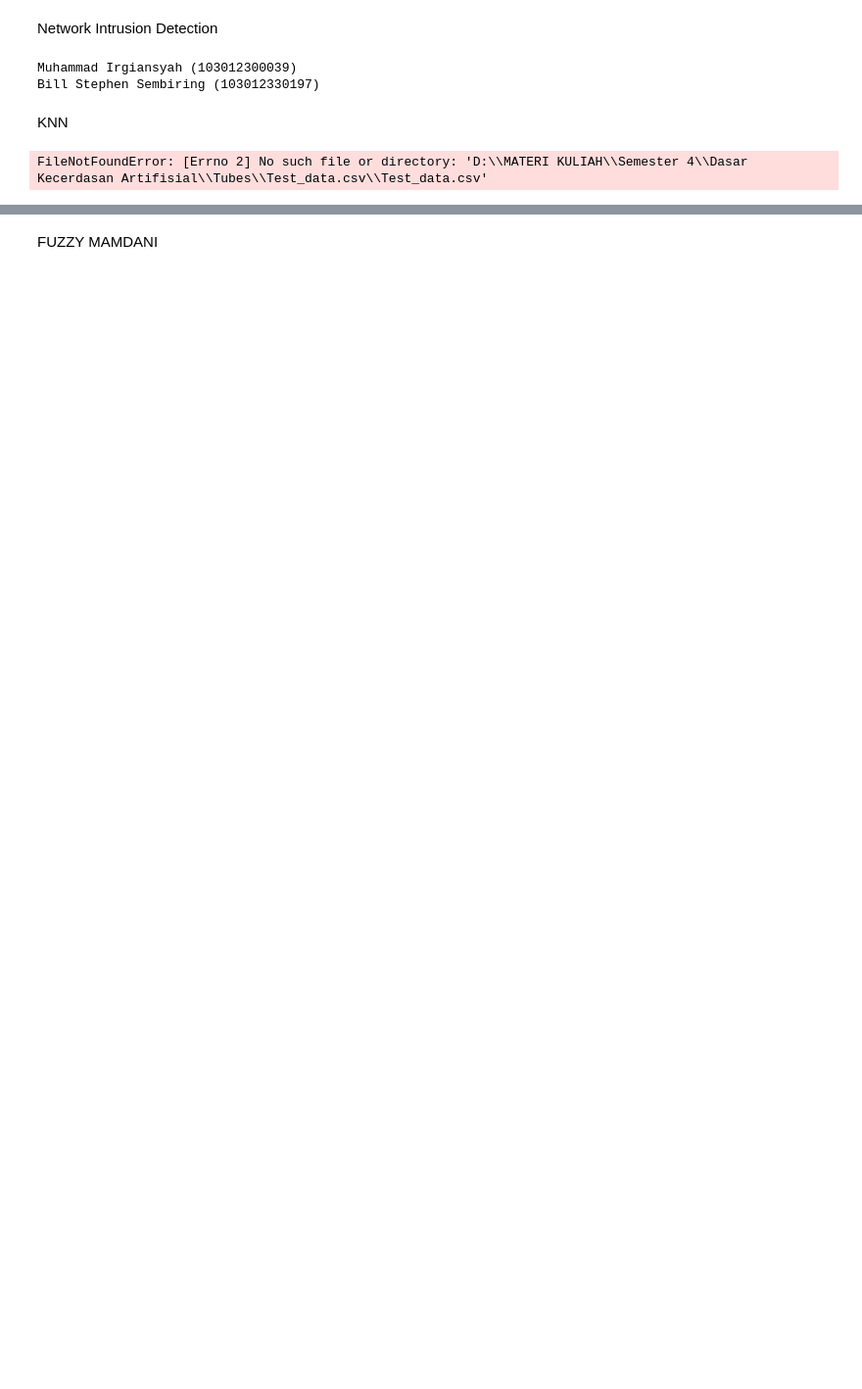
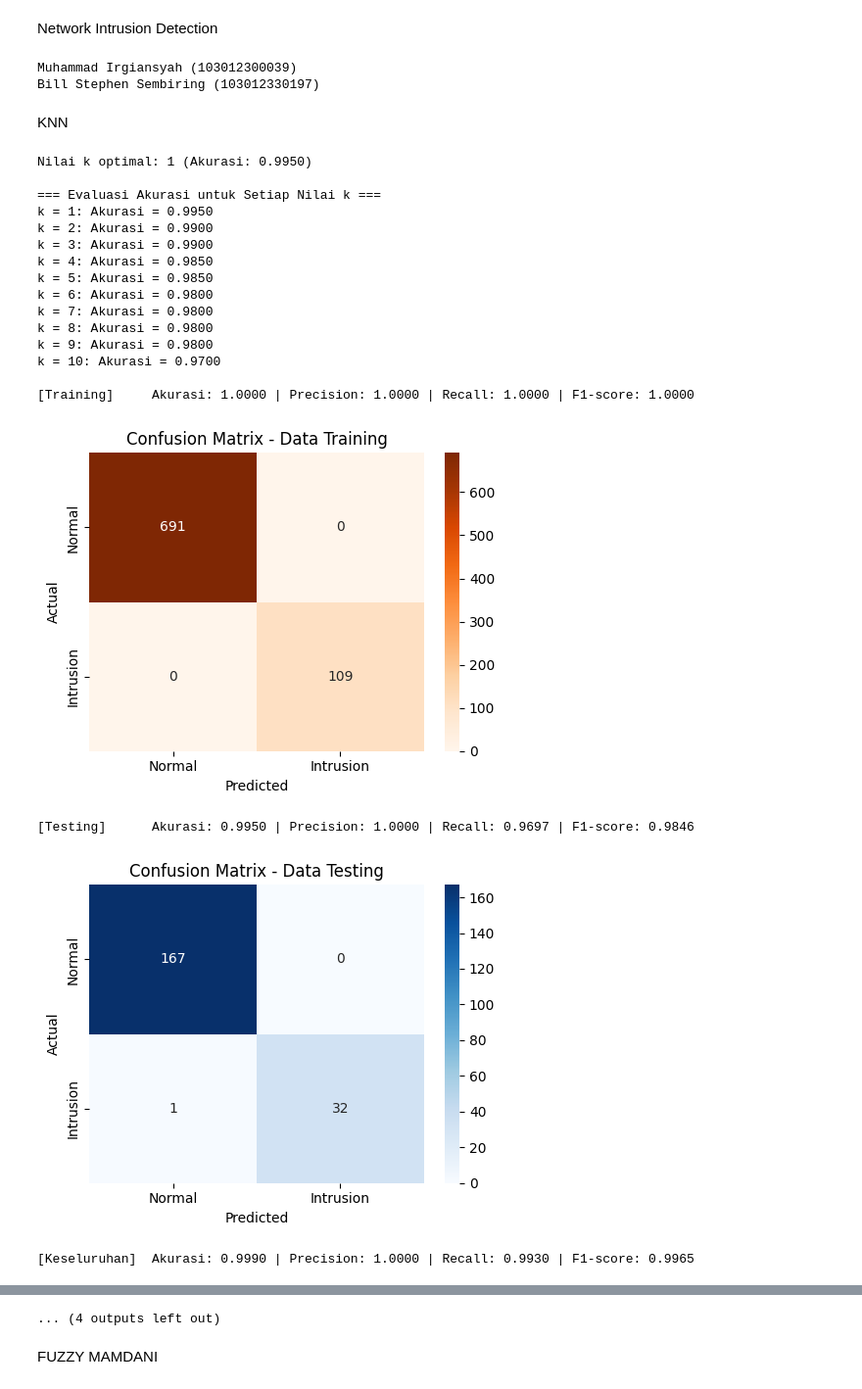
Before and after one commit to ValdeRaz/Tubes-DKA, a Jupyter notebook: TUBES_DKA.ipynb, the cells around one changed output, grey strips where cells are left out. Shown at 98% size. Cells and saved outputs as stored; diff of their text form; code cells hidden in the pictures; blank space fills up the shorter version.

```diff
--- a/TUBES_DKA.ipynb
+++ b/TUBES_DKA.ipynb
@@ -12,15 +12,16 @@ KNN
 import pandas as pd
 import numpy as np
 from sklearn.preprocessing import MinMaxScaler, LabelEncoder
-from sklearn.model_selection import train_test_split, StratifiedKFold
+from sklearn.model_selection import train_test_split
 from sklearn.neighbors import KNeighborsClassifier
 from sklearn.metrics import accuracy_score, classification_report, confusion_matrix, precision_score, recall_score, f1_score
 from scipy.stats import wilcoxon
 import seaborn as sns
 import matplotlib.pyplot as plt
+from matplotlib.patches import Rectangle
 
 # === 1. Load dan Bersihkan Data ===
-df = pd.read_csv('D:/Telkom/Semester 4/DKA/tubes/Test_data.csv')
+df = pd.read_csv('D:\MATERI KULIAH\Semester 4\Dasar Kecerdasan Artifisial\Tubes\Test_data.csv\Test_data.csv')
 df.replace('?', np.nan, inplace=True)
 df.dropna(inplace=True)
 
@@ -66,6 +67,10 @@ def classify(score, dst_bytes):
         return 'DoS' if dst_bytes > 0.5 else 'U2R'
 
 def run_knn_cv(X, y, n_splits=5):
+    from sklearn.model_selection import StratifiedKFold
+    from sklearn.neighbors import KNeighborsClassifier
+    from sklearn.metrics import accuracy_score
+
     skf = StratifiedKFold(n_splits=n_splits, shuffle=True, random_state=42)
     all_probas = []
     start_time = time.time()
@@ -140,9 +145,6 @@ train_rec_bin = recall_score(y_train_bin, y_train_pred_bin, zero_division=0)
 train_f1_bin = f1_score(y_train_bin, y_train_pred_bin, zero_division=0)
 print(f"\n[Training]     Akurasi: {train_acc_bin:.4f} | Precision: {train_prec_bin:.4f} | Recall: {train_rec_bin:.4f} | F1-score: {train_f1_bin:.4f}")
 # Confusion Matrix - Data Training
-print("\n=== Evaluasi Klasifikasi Biner - Training ===")
-print(f"Akurasi: {train_acc_bin:.4f}")
-print("Classification Report:\n", classification_report(y_train_bin, y_train_pred_bin))
 cm_train = confusion_matrix(y_train_bin, y_train_pred_bin)
 plt.figure(figsize=(5, 4))
 sns.heatmap(cm_train, annot=True, fmt='d', cmap='Oranges',
@@ -161,9 +163,6 @@ test_rec_bin = recall_score(y_test_bin, y_test_pred_bin, zero_division=0)
 test_f1_bin = f1_score(y_test_bin, y_test_pred_bin, zero_division=0)
 print(f"[Testing]      Akurasi: {test_acc_bin:.4f} | Precision: {test_prec_bin:.4f} | Recall: {test_rec_bin:.4f} | F1-score: {test_f1_bin:.4f}")
 # Confusion Matrix - Data Testing
-print("\n=== Evaluasi Klasifikasi Biner - Testing ===")
-print(f"Akurasi: {test_acc_bin:.4f}")
-print("Classification Report:\n", classification_report(y_test_bin, y_test_pred_bin))
 cm_test = confusion_matrix(y_test_bin, y_test_pred_bin)
 plt.figure(figsize=(5, 4))
 sns.heatmap(cm_test, annot=True, fmt='d', cmap='Blues',
@@ -184,9 +183,6 @@ all_rec_bin = recall_score(y_all_bin, y_all_pred_bin, zero_division=0)
 all_f1_bin = f1_score(y_all_bin, y_all_pred_bin, zero_division=0)
 print(f"[Keseluruhan]  Akurasi: {all_acc_bin:.4f} | Precision: {all_prec_bin:.4f} | Recall: {all_rec_bin:.4f} | F1-score: {all_f1_bin:.4f}")
 # Confusion Matrix - Seluruh Data
-print("\n=== Evaluasi Klasifikasi Biner - Keseluruhan ===")
-print(f"Akurasi: {all_acc_bin:.4f}")
-print("Classification Report:\n", classification_report(y_all_bin, y_all_pred_bin))
 cm_all = confusion_matrix(y_all_bin, y_all_pred_bin)
 plt.figure(figsize=(5, 4))
 sns.heatmap(cm_all, annot=True, fmt='d', cmap='Greens',
@@ -306,31 +302,49 @@ else:
 # Create block diagram for KNN classification pipeline
 fig, ax = plt.subplots(figsize=(10, 3))
 ax.set_axis_off()
 
 # Define block positions and labels
 blocks = [
     ("Raw Data\nLoad & Clean", 0.1),
     ("Encode & Scale\nFeatures", 0.3),
     ("Split Data\nTrain/Test", 0.5),
     ("KNN Model\nTraining & Inference", 0.7),
     ("Evaluation\nMetrics & Output", 0.9),
 ]
 
 # Draw blocks and arrows
 width, height = 0.15, 0.2
 for label, x in blocks:
     rect = Rectangle((x - width/2, 0.4), width, height, fill=False)
     ax.add_patch(rect)
     ax.text(x, 0.5, label, ha='center', va='center')
 # Draw arrows between blocks
 for i in range(len(blocks) - 1):
     x_start = blocks[i][1] + width/2
     x_end = blocks[i+1][1] - width/2
     ax.annotate("",
                 xy=(x_end, 0.5), xytext=(x_start, 0.5),
                 arrowprops=dict(arrowstyle='->'))
 
 plt.tight_layout()
 plt.show()
 # %% [output]
-FileNotFoundError: [Errno 2] No such file or directory: 'D:\\MATERI KULIAH\\Semester 4\\Dasar Kecerdasan Artifisial\\Tubes\\Test_data.csv\\Test_data.csv'
+Nilai k optimal: 1 (Akurasi: 0.9950)
+
+=== Evaluasi Akurasi untuk Setiap Nilai k ===
+k = 1: Akurasi = 0.9950
+k = 2: Akurasi = 0.9900
+k = 3: Akurasi = 0.9900
+k = 4: Akurasi = 0.9850
+k = 5: Akurasi = 0.9850
+k = 6: Akurasi = 0.9800
+k = 7: Akurasi = 0.9800
+k = 8: Akurasi = 0.9800
+k = 9: Akurasi = 0.9800
+k = 10: Akurasi = 0.9700
+
+[Training]     Akurasi: 1.0000 | Precision: 1.0000 | Recall: 1.0000 | F1-score: 1.0000
+[figure, added]
+[Testing]      Akurasi: 0.9950 | Precision: 1.0000 | Recall: 0.9697 | F1-score: 0.9846
+[figure, added]
+[Keseluruhan]  Akurasi: 0.9990 | Precision: 1.0000 | Recall: 0.9930 | F1-score: 0.9965
@@ -337,3 +388,4 @@ FileNotFoundError: [Errno 2] No such file or directory: 'D:\\MATERI KULIAH\\Seme
+... (4 outputs left out)
 # %% [markdown]
 FUZZY MAMDANI
 # %%
```
Also changed, not shown: parts of 6 cells of this notebook, 2 other files.
